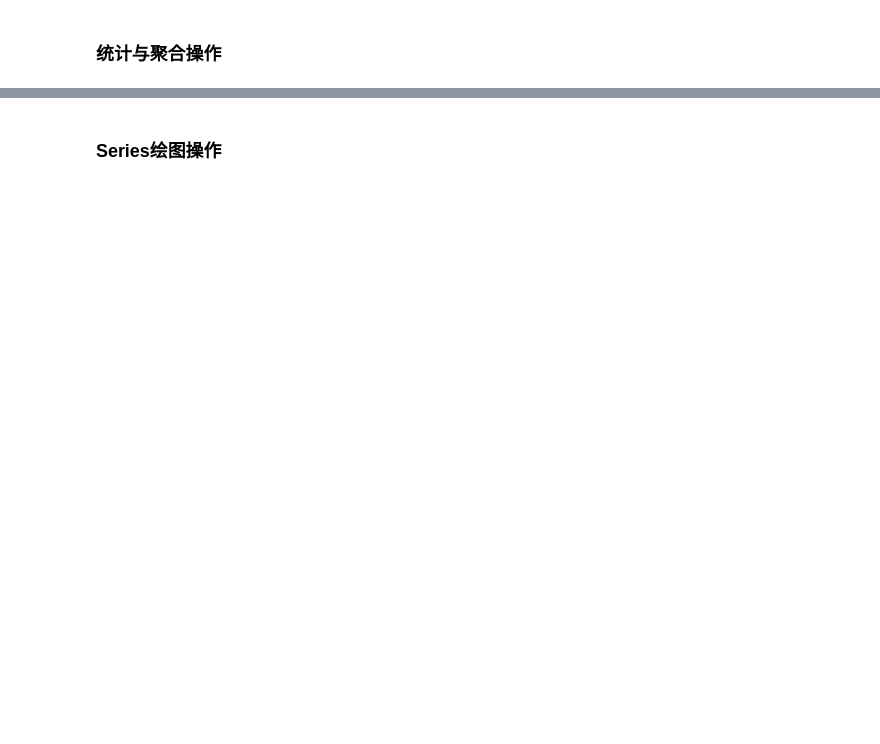
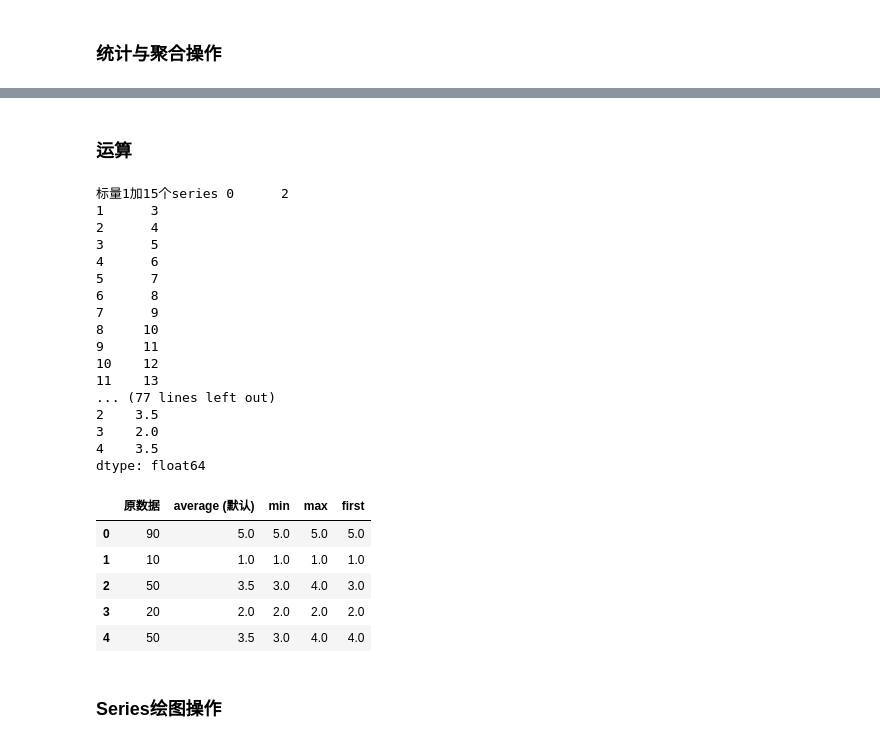
Before and after one commit to slcnx/llm-in-practise, a Jupyter notebook: ML_Basics/Pandas_Basics.ipynb, the cells around one changed output, grey strips where cells are left out. Cells and saved outputs as stored; diff of their text form; code cells hidden in the pictures; blank space fills up the shorter version.

Commit message:
update pandas

```diff
--- a/ML_Basics/Pandas_Basics.ipynb
+++ b/ML_Basics/Pandas_Basics.ipynb
@@ -82,3 +137,72 @@ print(s_dates.dt.weekday)  # 打印Day of Week
+# %% [markdown]
+### 运算
+# %%
+import pandas as pd
+import numpy as np
+
+s1 = pd.Series(np.arange(1,16)) # 1...15
+s2 = pd.Series(np.ones(15)) # 个1
+
+## 广播
+print(f'标量1加15个series', 1 +s1) # 2...16
+
+
+## 维 运算
+print(f'15个1加15个series', s1 +s2) # 2...16
+print(f'16个1加15个series',  s2 + pd.Series(np.ones(16)) ) # 2...16..NaN
+
+# 排序
+print('\n按值排序: \n',s1.sort_values(ascending=False))
+print('\n按索引排序: \n',s1.sort_index(ascending=False))
+
+s3 = pd.Series([90,10,50,20,50])
+print('\n按值排名排序: \n',s3.rank())
+
+# 先后台排序 10 20 50 50 90
+# 排名       1 2  3   4  5
+# avg       1  2 (3+4)/2=3.5 5
+# min       1  2  3   3 5
+# max       1  2  4   4 5
+# first     1  2  3   4  5
+
+# 5 个人 两个人的分数都是 50 分，不同方法只是求相同分数人怎么排名的
+# 心宽策略 min, 分数一样就并列第3吧
+# 严格策略 max, 排在咱们前面的有 10、20 和另一个 50, 并列第4
+# 折中策略 avg, 咱们平均一下，算第 3.5 名吧
+# 先到先得策略 first, 不管分数一样不一样，谁先加入队伍，谁就是第 2 名，后来的那个只能是第 3
+
+data = pd.Series([90,10,50,20,50])
+pd.DataFrame({
+    '原数据': data,
+    'average (默认)': data.rank(method='average'),
+    'min': data.rank(method='min'),
+    'max': data.rank(method='max'),
+    'first': data.rank(method='first')
+})
+# %% [output]
+标量1加15个series 0      2
+1      3
+2      4
+3      5
+4      6
+5      7
+6      8
+7      9
+8     10
+9     11
+10    12
+11    13
+... (77 lines left out)
+2    3.5
+3    2.0
+4    3.5
+dtype: float64
+|  | 原数据 | average (默认) | min | max | first |
+| 0 | 90 | 5.0 | 5.0 | 5.0 | 5.0 |
+| 1 | 10 | 1.0 | 1.0 | 1.0 | 1.0 |
+| 2 | 50 | 3.5 | 3.0 | 4.0 | 3.0 |
+| 3 | 20 | 2.0 | 2.0 | 2.0 | 2.0 |
+| 4 | 50 | 3.5 | 3.0 | 4.0 | 4.0 |
 # %% [markdown]
 ### Series绘图操作
 # %%
```
Also changed, not shown: parts of 5 cells of this notebook.
